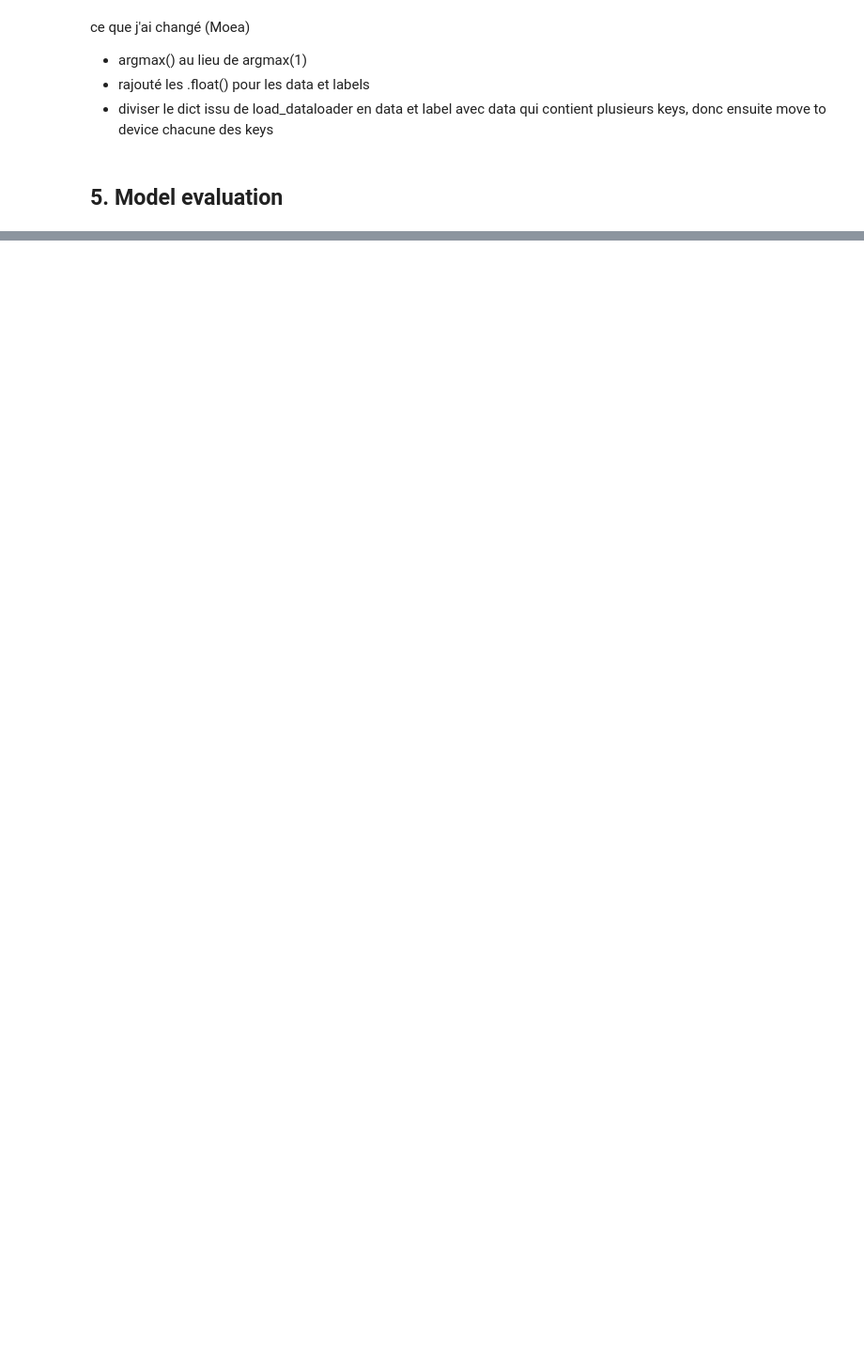
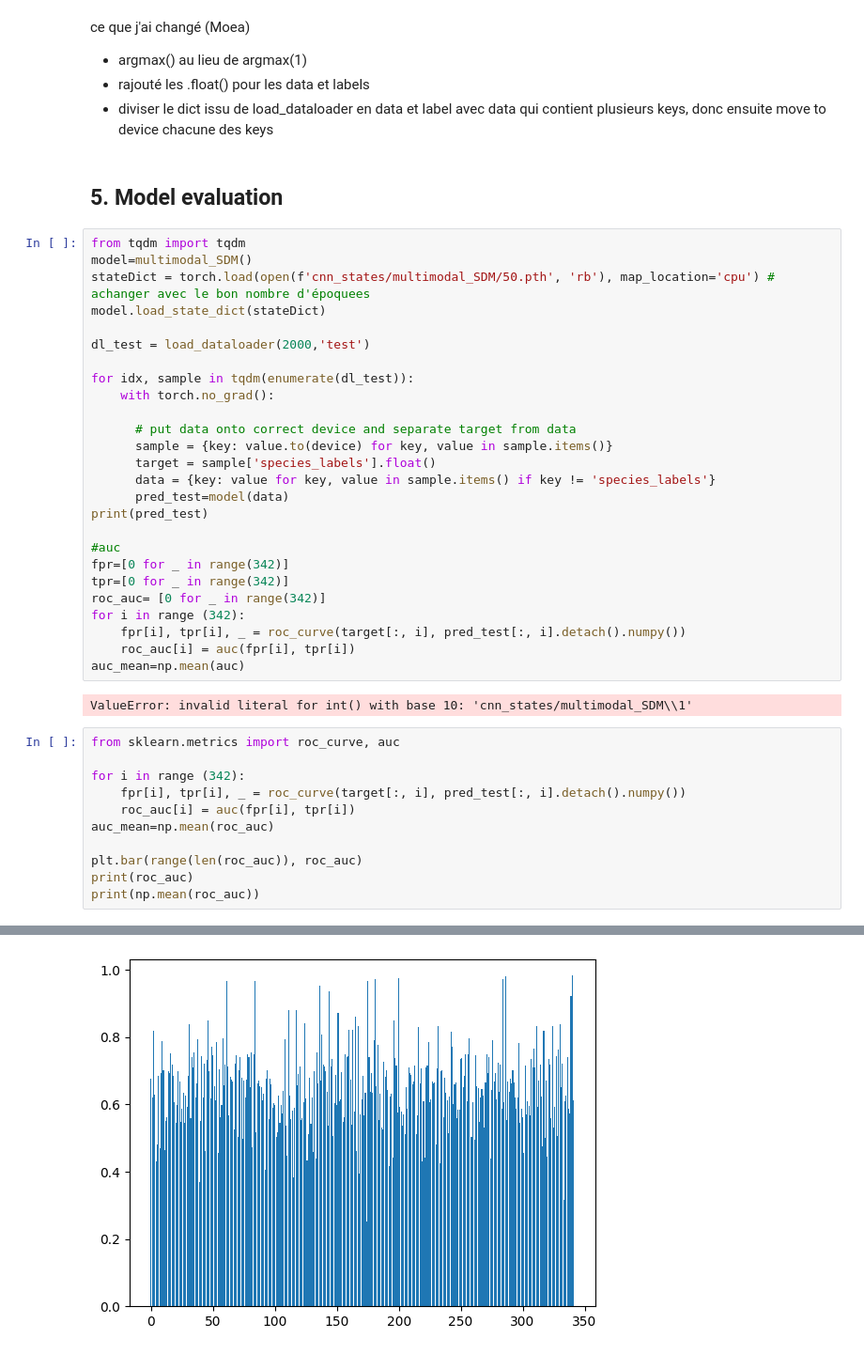
Before and after one commit to AstroAure/IPEO-Species-distribution, a Jupyter notebook: test_multimodal_SDM.ipynb, the cells around one changed output, grey strips where cells are left out. Shown at 94% size. Cells and saved outputs as stored; diff of their text form; blank space fills up the shorter version.

Commit message:
model evaluation

```diff
--- a/test_multimodal_SDM.ipynb
+++ b/test_multimodal_SDM.ipynb
@@ -430,3 +422,43 @@ ce que j'ai changé (Moea)
 - diviser le dict issu de load_dataloader en data et label avec data qui contient plusieurs keys, donc ensuite move to device chacune des keys
 # %% [markdown]
 ## 5. Model evaluation
+# %%
+from tqdm import tqdm
+model=multimodal_SDM()
+stateDict = torch.load(open(f'cnn_states/multimodal_SDM/50.pth', 'rb'), map_location='cpu') # achanger avec le bon nombre d'époquees
+model.load_state_dict(stateDict)
+
+dl_test = load_dataloader(2000,'test')
+
+for idx, sample in tqdm(enumerate(dl_test)):
+    with torch.no_grad():
+
+      # put data onto correct device and separate target from data
+      sample = {key: value.to(device) for key, value in sample.items()}
+      target = sample['species_labels'].float()
+      data = {key: value for key, value in sample.items() if key != 'species_labels'}
+      pred_test=model(data)
+print(pred_test)
+
+#auc
+fpr=[0 for _ in range(342)]
+tpr=[0 for _ in range(342)]
+roc_auc= [0 for _ in range(342)]
+for i in range (342):
+    fpr[i], tpr[i], _ = roc_curve(target[:, i], pred_test[:, i].detach().numpy())
+    roc_auc[i] = auc(fpr[i], tpr[i])
+auc_mean=np.mean(auc)
+# %% [output]
+ValueError: invalid literal for int() with base 10: 'cnn_states/multimodal_SDM\\1'
+# %%
+from sklearn.metrics import roc_curve, auc
+
+for i in range (342):
+    fpr[i], tpr[i], _ = roc_curve(target[:, i], pred_test[:, i].detach().numpy())
+    roc_auc[i] = auc(fpr[i], tpr[i])
+auc_mean=np.mean(roc_auc)
+
+plt.bar(range(len(roc_auc)), roc_auc)
+print(roc_auc)
+print(np.mean(roc_auc))
+# %% [output]
@@ -432,0 +467 @@ ce que j'ai changé (Moea)
+[figure, added]
```
Also changed, not shown: parts of 4 cells of this notebook, 1 other file.
